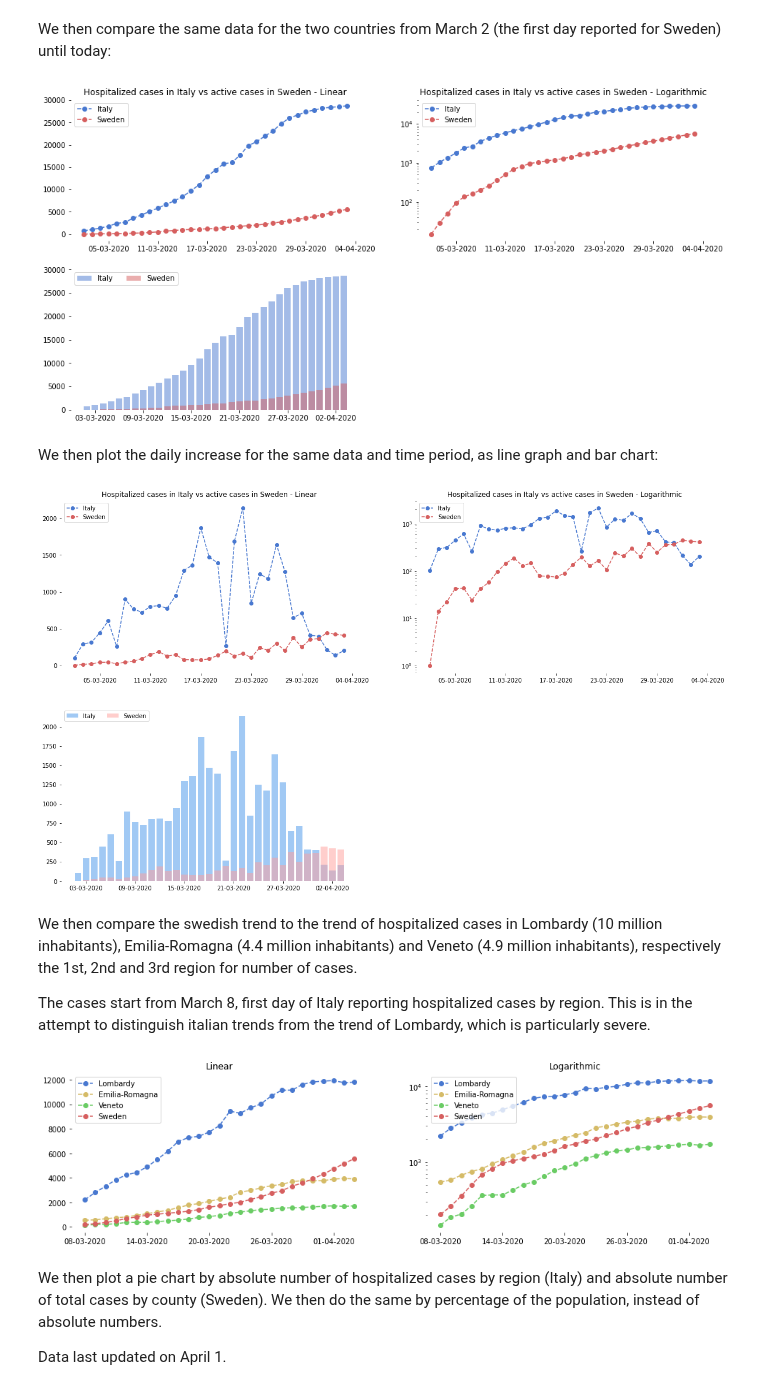
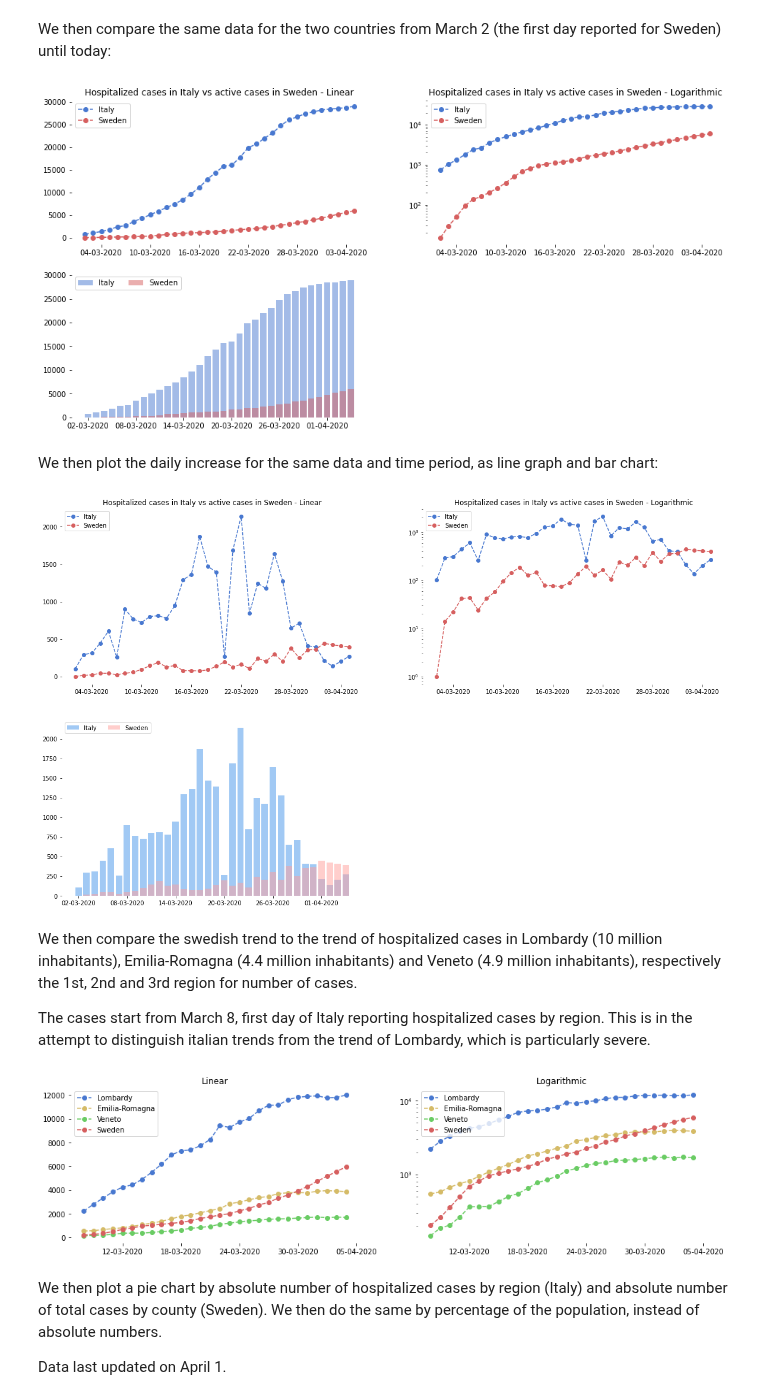
Before and after one commit to eera-l/Covid19-Sweden-Overview, a Jupyter notebook: c19-it-swe.ipynb, the cells around one changed output. Cells and saved outputs as stored; diff of their text form; code cells hidden in the pictures.

```diff
--- a/c19-it-swe.ipynb
+++ b/c19-it-swe.ipynb
@@ -223,12 +224,13 @@ italy_hospitalized = [742, 1034, 1346, 1790, 2394, 2651, 3550, 4316,
                      5038, 5838, 6650, 7426, 8372, 9663, 11025,
                      12894, 14363, 15757, 16020, 17708, 19846,
                      20692, 21937, 23112, 24753, 26029, 26676,
-                     27386, 27795, 28192, 28403, 28540, 28741]
+                     27386, 27795, 28192, 28403, 28540, 28741,
+                     29010]
 
 sweden_active = [15, 29, 51, 93, 136, 160, 202, 259, 354, 498, 685,
                 812, 958, 1036, 1113, 1187, 1276, 1412, 1607, 1734,
                 1897, 2003, 2243, 2448, 2747, 2948, 3326,
-                3574, 3928, 4291, 4735, 5157, 5566]
+                3574, 3928, 4291, 4735, 5157, 5566, 5961]
 
 start = dt.date(2020, 3, 2)
 end = start + dt.timedelta(days=len(italy_hospitalized))
@@ -267,7 +269,7 @@ fig.set_figheight(8)
 fig.set_figwidth(16)
 plt.show()
 # %% [output]
-[figure, old version]
+[figure, new version]
 # %% [markdown]
 We then plot the daily increase for the same data and time period, as line graph and bar chart:
 # %%
@@ -324,7 +326,7 @@ fig.set_figheight(12)
 fig.set_figwidth(20)
 plt.show()
 # %% [output]
-[figure, old version]
+[figure, new version]
 # %% [markdown]
 We then compare the swedish trend to the trend of hospitalized cases in Lombardy (10 million inhabitants), Emilia-Romagna (4.4 million inhabitants) and Veneto (4.9 million inhabitants), respectively the 1st, 2nd and 3rd region for number of cases.
 
@@ -340,56 +342,56 @@ lom_hos = [2217, 2802, 3319, 3852, 4247, 4435,
            4898, 5500, 6171, 6953, 7285, 7387,
            7735, 8258, 9439, 9266, 9711, 10026,
            10681, 11137, 11152, 11613, 11815,
-           11883, 11927, 11762, 11802]
+           11883, 11927, 11762, 11802, 12002]
 
 er_hos = [542, 576, 669, 745, 814, 942, 1076,
           1215, 1362, 1566, 1784, 1900, 2083, 2267,
           2429, 2846, 2974, 3180, 3354, 3461, 3695,
-          3769, 3779, 3765, 3898, 3944, 3915]
+          3769, 3779, 3765, 3898, 3944, 3915, 3859]
 
 ve_hos = [146, 186, 204, 262, 360, 366, 366,
           426, 498, 548, 646, 771, 843, 942, 1113,
           1206, 1318, 1407, 1447, 1536, 1559, 1586,
-          1633, 1680, 1718, 1670, 1714]
+          1633, 1680, 1718, 1670, 1714, 1691]
 
 sweden_active = [202, 259, 354, 498, 685, 812, 958, 1036,
                  1113, 1187, 1276, 1412, 1607, 1734, 1897,
                  2003, 2243, 2448, 2747, 2948, 3326, 3574,
-                 3928, 4291, 4735, 5157, 5566]
+                 3928, 4291, 4735, 5157, 5566, 5961]
 
 start = dt.date(2020, 3, 8)
 end = start + dt.timedelta(days=len(lom_hos))
 days = mdates.drange(start, end, dt.timedelta(days=1))
 
 fig = plt.figure()
 ax1 = fig.add_subplot(121)
 ax1.plot(days, lom_hos, '--bo', label='Lombardy')
 ax1.plot(days, er_hos, '--yo', label='Emilia-Romagna')
 ax1.plot(days, ve_hos, '--go', label='Veneto')
 ax1.plot(days, sweden_active, '--ro', label='Sweden')
 ax1.legend(loc="upper left")
 ax1.set_title('Linear')
 ax1.xaxis.set_major_formatter(mdates.DateFormatter('%d-%m-%Y'))
 ax1.xaxis.set_major_locator(mdates.DayLocator(interval=6))
 
 ax2 = fig.add_subplot(122)
 ax2.plot(days, lom_hos, '--bo', label='Lombardy')
 ax2.plot(days, er_hos, '--yo', label='Emilia-Romagna')
 ax2.plot(days, ve_hos, '--go', label='Veneto')
 ax2.plot(days, sweden_active, '--ro', label='Sweden')
 ax2.legend(loc="upper left")
 ax2.set_title('Logarithmic')
 ax2.set_yscale('log')
 ax2.xaxis.set_major_formatter(mdates.DateFormatter('%d-%m-%Y'))
 ax2.xaxis.set_major_locator(mdates.DayLocator(interval=6))
 
 sns.set_color_codes('muted')
 sns.despine(left = True, bottom = True)
 fig.set_figheight(4)
 fig.set_figwidth(16)
 plt.show()
 # %% [output]
-[figure, old version]
+[figure, new version]
 # %% [markdown]
 We then plot a pie chart by absolute number of hospitalized cases by region (Italy) and absolute number of total cases by county (Sweden). We then do the same by percentage of the population, instead of absolute numbers.
 
```
Also changed, not shown: parts of 2 cells of this notebook.
